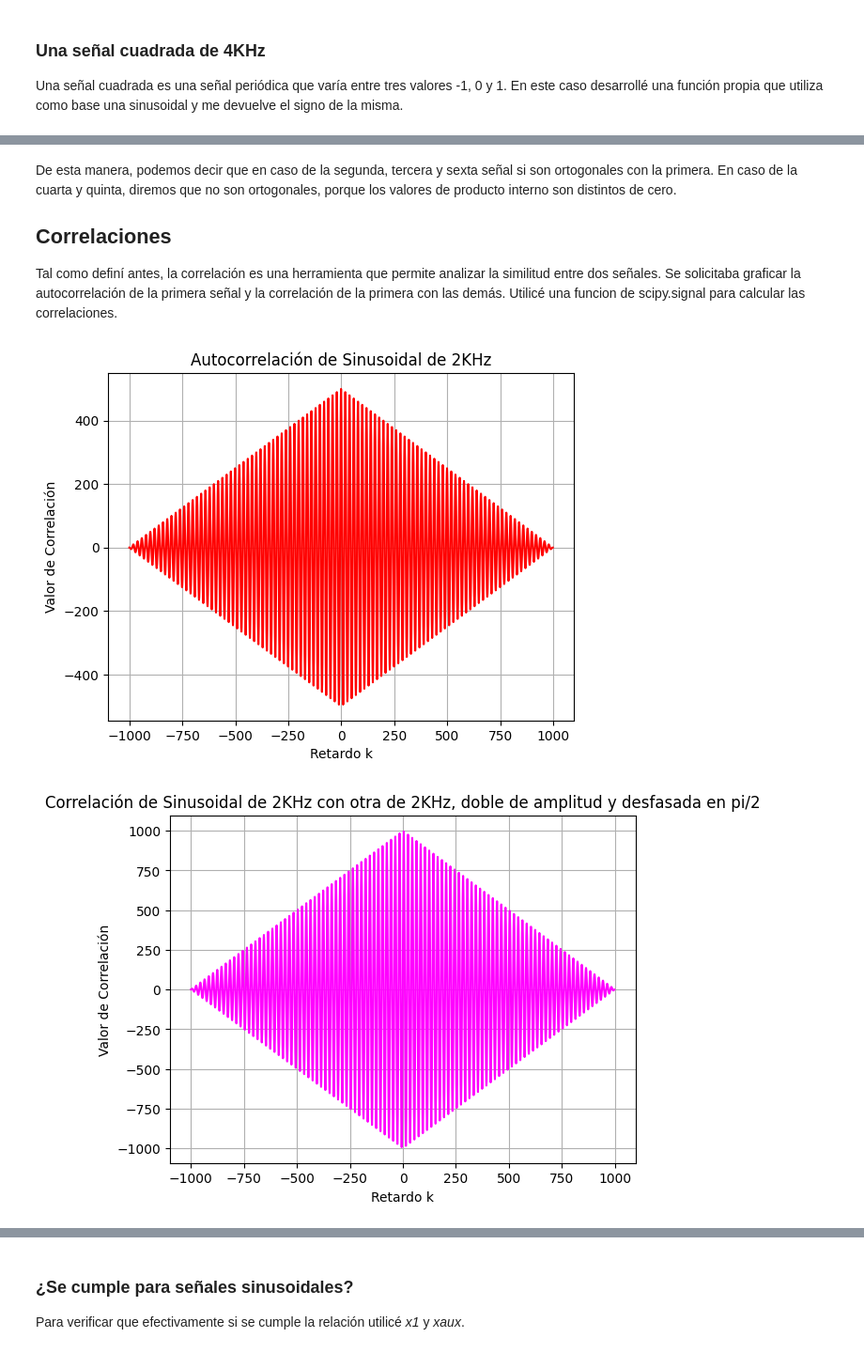
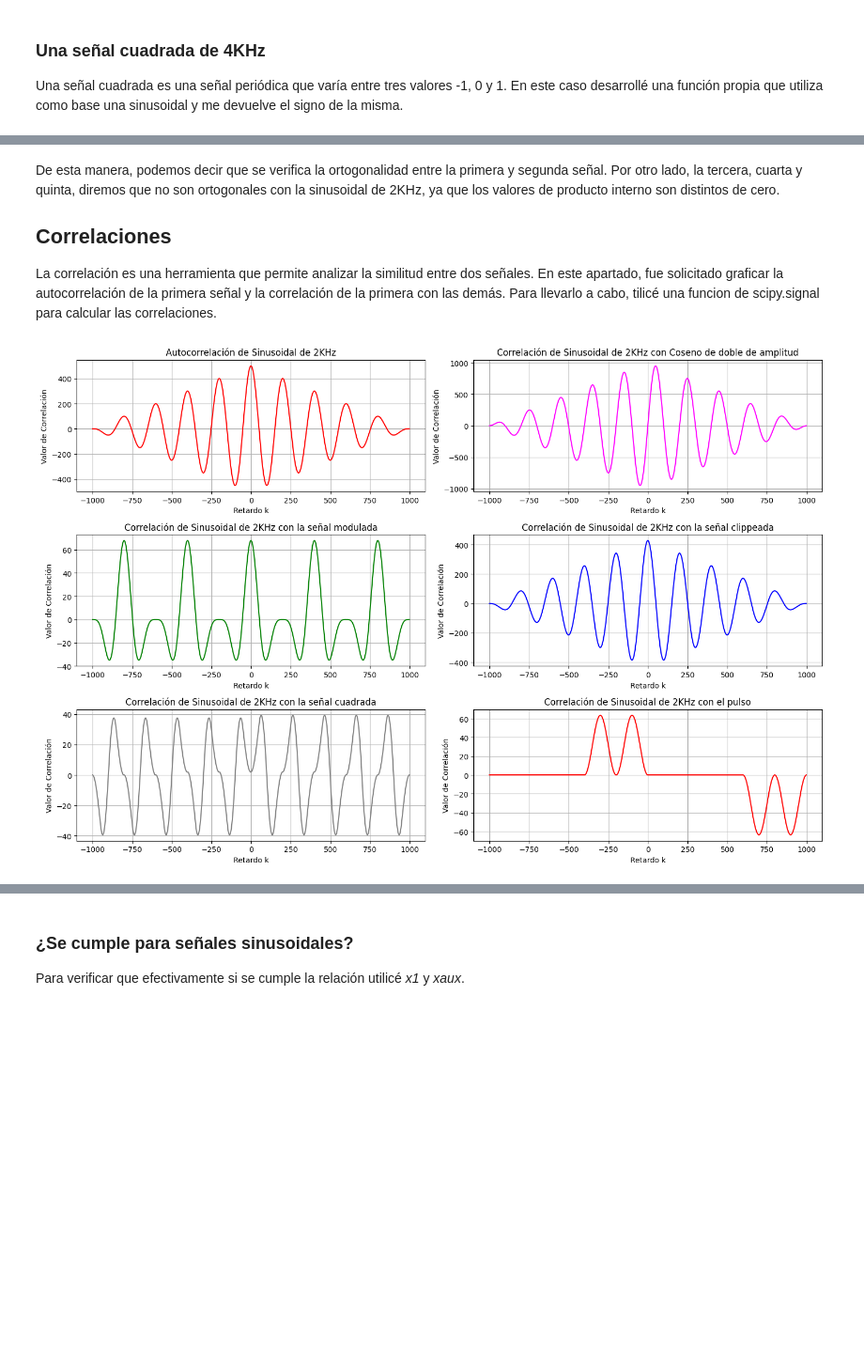
Before and after one commit to mtaranilla/APS_2025, a Jupyter notebook: TS1_Taranilla_notebook.ipynb, the cells around one changed output, grey strips where cells are left out. Shown at 94% size. Drawn from its saved outputs; the diff is of its cells as text; code cells hidden in the pictures; blank space fills up the shorter version.

```diff
--- a/TS1_Taranilla_notebook.ipynb
+++ b/TS1_Taranilla_notebook.ipynb
@@ -107,5 +117,5 @@ En todos los casos utilicé una misma *fs = 4o KHz* (Por lo tanto una *Ts = 0,00
 # %%
-fs = 40000
+fs = 400000
 Ts = 1/fs
 N = 1000
 T_simulacion = N/fs
@@ -214,7 +224,7 @@ En este caso calculé la energía, ya que no tratamos con una señal periódica.
 # %%
 tp=np.arange(0,T_simulacion,Ts)
 x6=np.zeros(1000)
-x6[400:800]=1
+x6[0:400]=1
 
 def energia (xx):
     E=0
@@ -275,12 +287,12 @@ El producto interno entre la primera y quinta señal es -8.0000000000
 El producto interno entre la primera y sexta señal es -0.0000000000
 # %% [markdown]
-De esta manera, podemos decir que en caso de la segunda, tercera y sexta señal si son ortogonales con la primera. En caso de la cuarta y quinta, diremos que no son ortogonales, porque los valores de producto interno son distintos de cero.
+De esta manera, podemos decir que se verifica la ortogonalidad entre la primera y segunda señal. Por otro lado, la tercera, cuarta y quinta, diremos que no son ortogonales con la sinusoidal de 2KHz, ya que los valores de producto interno son distintos de cero.
 
 ## Correlaciones
-Tal como definí antes, la correlación es una herramienta que permite analizar la similitud entre dos señales. Se solicitaba graficar la autocorrelación de la primera señal y la correlación de la primera con las demás. Utilicé una funcion de scipy.signal para calcular las correlaciones.
+La correlación es una herramienta que permite analizar la similitud entre dos señales. En este apartado, fue solicitado graficar la autocorrelación de la primera señal y la correlación de la primera con las demás. Para llevarlo a cabo, tilicé una funcion de scipy.signal para calcular las correlaciones.
 # %%
 def correlacion (v1, v2):
-    rv1v2 = sign.correlate(v1,v2)
+    rv1v2 = sign.correlate(v1, v2, mode ='full', method = 'fft')
     eje_rv1v2 = np.arange(-(N), N-1)
     return rv1v2, eje_rv1v2
 
@@ -292,49 +304,51 @@ rx1x5, eje_correlx5 = correlacion(x1,x5)
 rx1x6, eje_correlx6 = correlacion(x1,x6)
 
 #Grafico las correlaciones
-plt.figure(7)
+plt.figure(7, figsize=(15, 10))
+plt.subplot(3,2,1)
 plt.plot(eje_correlx1, rx1x1, color='red')
 plt.title('Autocorrelación de Sinusoidal de 2KHz')
 plt.grid(True)
 plt.xlabel('Retardo k')
 plt.ylabel('Valor de Correlación')
 
-plt.figure(8)
+plt.subplot(3,2,2)
 plt.plot(eje_correlx2, rx1x2, color='magenta')
-plt.title('Correlación de Sinusoidal de 2KHz con otra de 2KHz, doble de amplitud y desfasada en pi/2')
+plt.title('Correlación de Sinusoidal de 2KHz con Coseno de doble de amplitud')
 plt.grid(True)
 plt.xlabel('Retardo k')
 plt.ylabel('Valor de Correlación')
 
-plt.figure(9)
+plt.subplot(3,2,3)
 plt.plot(eje_correlx3, rx1x3, color='green')
 plt.title('Correlación de Sinusoidal de 2KHz con la señal modulada')
 plt.grid(True)
 plt.xlabel('Retardo k')
 plt.ylabel('Valor de Correlación')
 
-plt.figure(10)
+plt.subplot(3,2,4)
 plt.plot(eje_correlx4, rx1x4, color='blue')
 plt.title('Correlación de Sinusoidal de 2KHz con la señal clippeada')
 plt.grid(True)
 plt.xlabel('Retardo k')
 plt.ylabel('Valor de Correlación')
 
-plt.figure(11)
+plt.subplot(3,2,5)
 plt.plot(eje_correlx5, rx1x5, color='grey')
 plt.title('Correlación de Sinusoidal de 2KHz con la señal cuadrada')
 plt.grid(True)
 plt.xlabel('Retardo k')
 plt.ylabel('Valor de Correlación')
 
-plt.figure(12)
+plt.subplot(3,2,6)
 plt.plot(eje_correlx6, rx1x6, color='red')
 plt.title('Correlación de Sinusoidal de 2KHz con el pulso')
 plt.grid(True)
 plt.xlabel('Retardo k')
 plt.ylabel('Valor de Correlación')
 
+plt.tight_layout()
+
 plt.show()
 # %% [output]
-[figure, old version]
+[figure, new version]
-[figure, removed]
```
Also changed, not shown: parts of 19 cells of this notebook.
